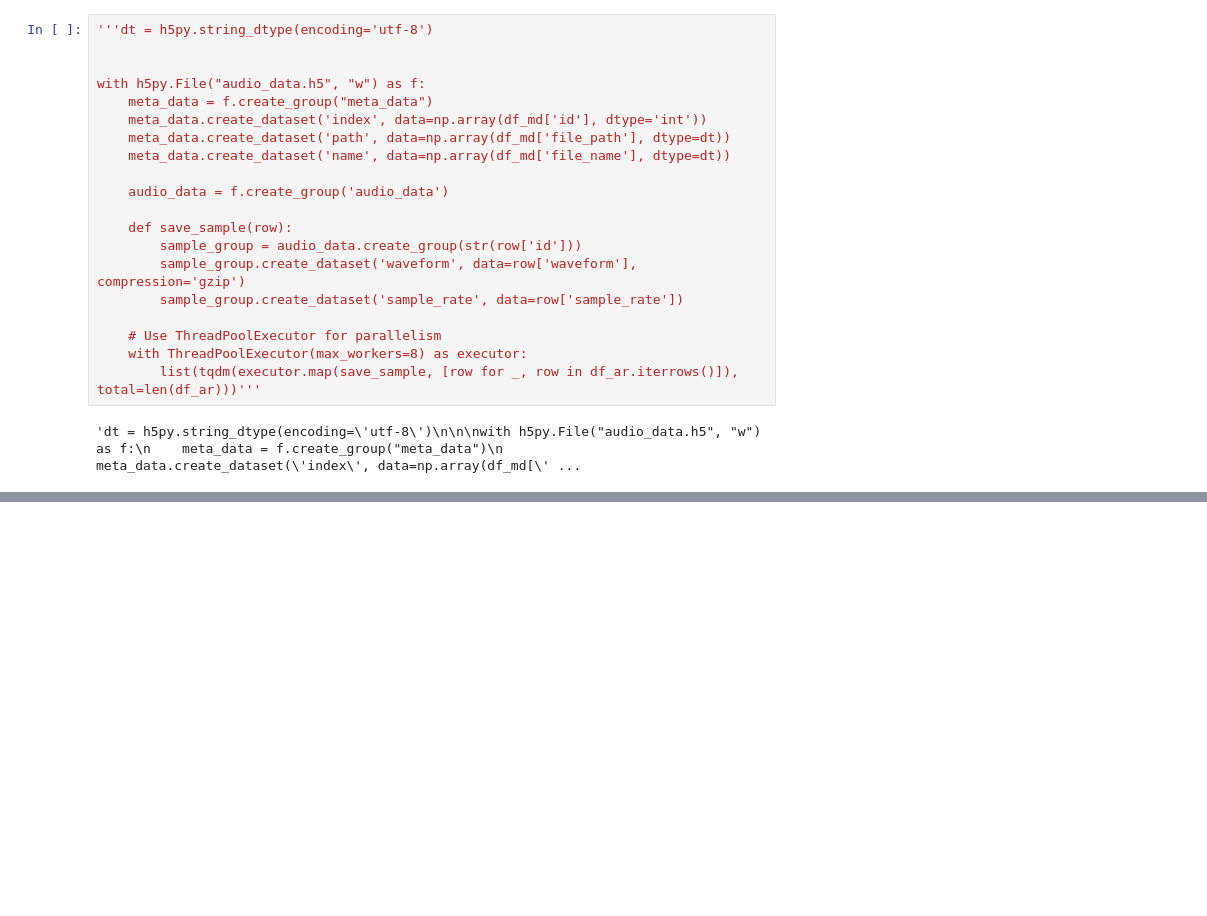
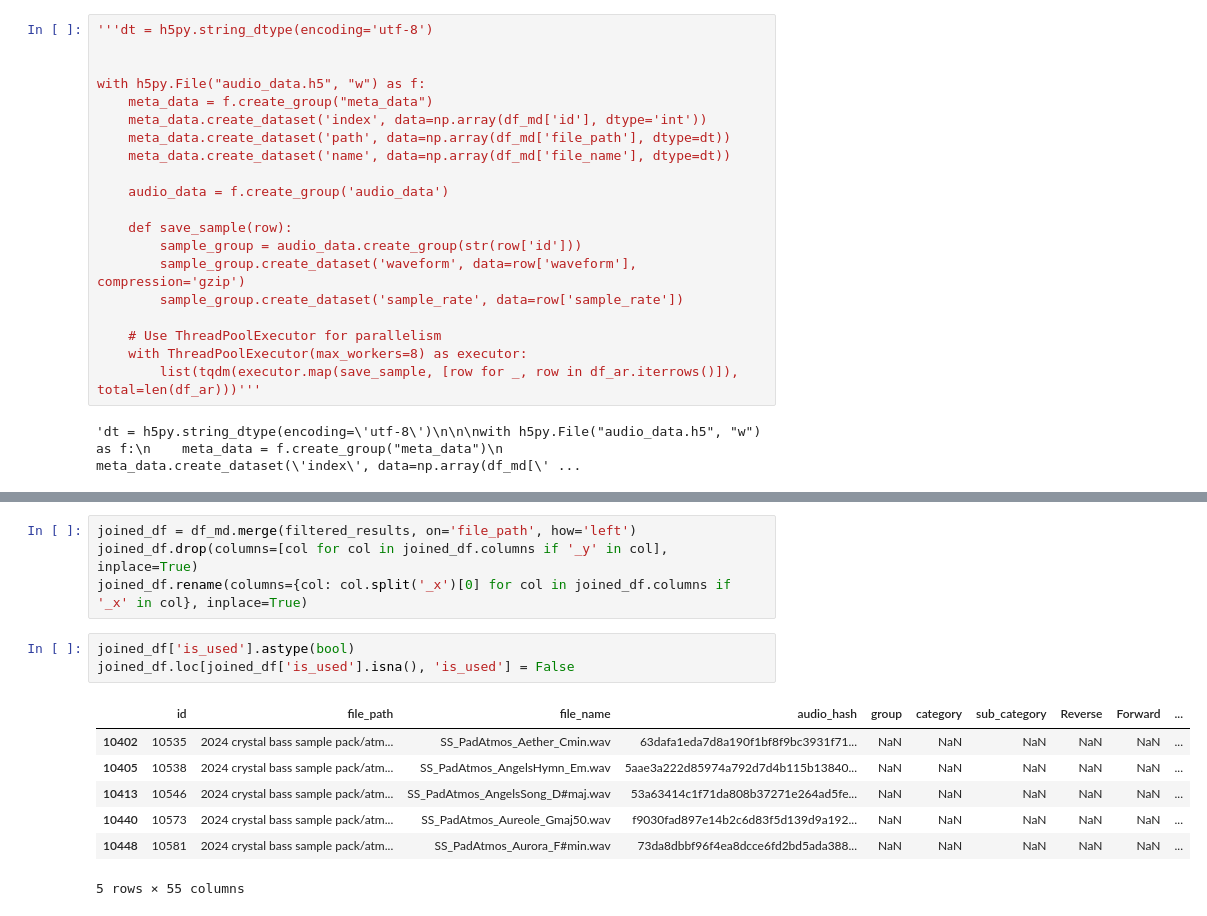
Before and after one commit to GrantCanty/sound_classifier, a Jupyter notebook: main.ipynb, the cells around one changed output, grey strips where cells are left out. Saved outputs shown, nothing was run; the diff lists cells and outputs as text; blank space fills up the shorter version.

```diff
--- a/main.ipynb
+++ b/main.ipynb
@@ -155,0 +154,15 @@ df_md.to_csv("audio_metadata.csv", header=True, index=False, encoding='utf-8-sig
+# %%
+joined_df = df_md.merge(filtered_results, on='file_path', how='left')
+joined_df.drop(columns=[col for col in joined_df.columns if '_y' in col], inplace=True)
+joined_df.rename(columns={col: col.split('_x')[0] for col in joined_df.columns if '_x' in col}, inplace=True)
+# %%
+joined_df['is_used'].astype(bool)
+joined_df.loc[joined_df['is_used'].isna(), 'is_used'] = False
+# %% [output]
+|  | id | file_path | file_name | audio_hash | group | category | sub_category | Reverse | Forward | ... |
+| 10402 | 10535 | 2024 crystal bass sample pack/atm... | SS_PadAtmos_Aether_Cmin.wav | 63dafa1eda7d8a190f1bf8f9bc3931f71... | NaN | NaN | NaN | NaN | NaN | ... |
+| 10405 | 10538 | 2024 crystal bass sample pack/atm... | SS_PadAtmos_AngelsHymn_Em.wav | 5aae3a222d85974a792d7d4b115b13840... | NaN | NaN | NaN | NaN | NaN | ... |
+| 10413 | 10546 | 2024 crystal bass sample pack/atm... | SS_PadAtmos_AngelsSong_D#maj.wav | 53a63414c1f71da808b37271e264ad5fe... | NaN | NaN | NaN | NaN | NaN | ... |
+| 10440 | 10573 | 2024 crystal bass sample pack/atm... | SS_PadAtmos_Aureole_Gmaj50.wav | f9030fad897e14b2c6d83f5d139d9a192... | NaN | NaN | NaN | NaN | NaN | ... |
+| 10448 | 10581 | 2024 crystal bass sample pack/atm... | SS_PadAtmos_Aurora_F#min.wav | 73da8dbbf96f4ea8dcce6fd2bd5ada388... | NaN | NaN | NaN | NaN | NaN | ... |
+5 rows × 55 columns
```
Also changed, not shown: parts of 13 cells of this notebook.
